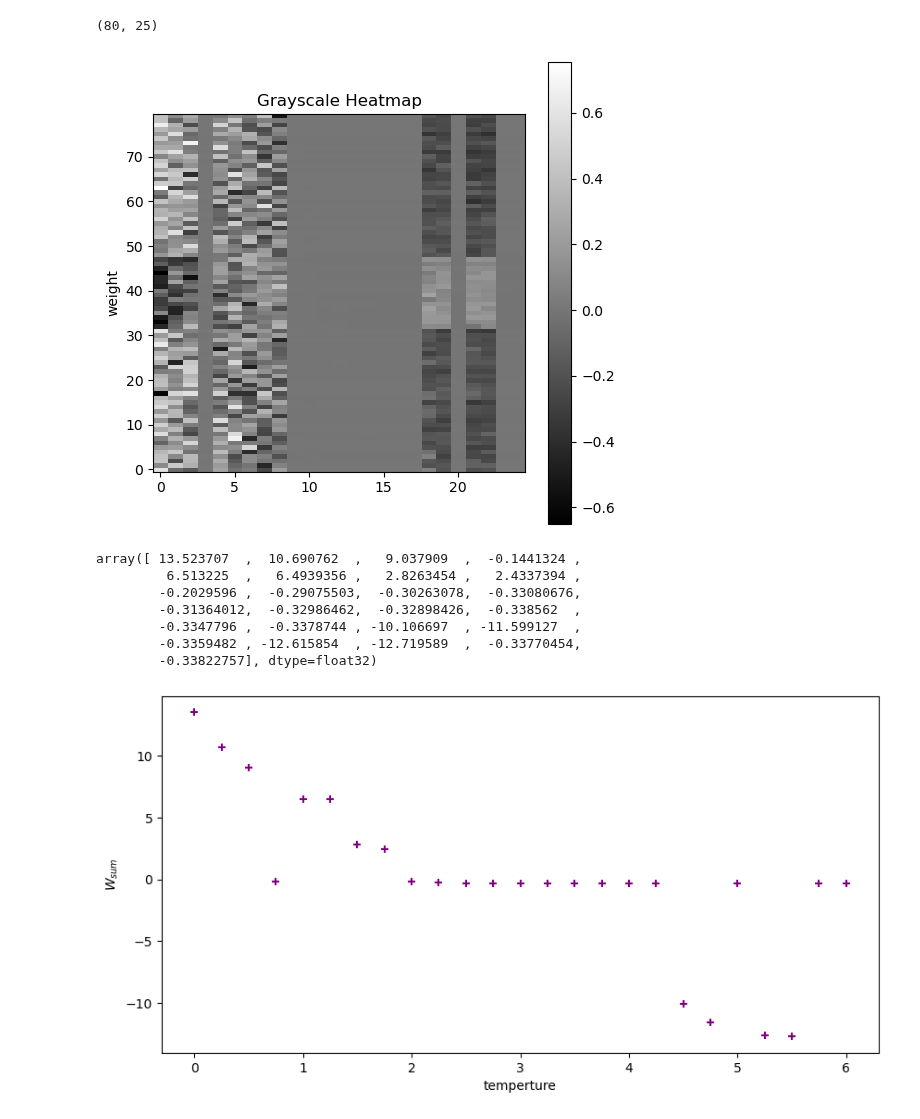
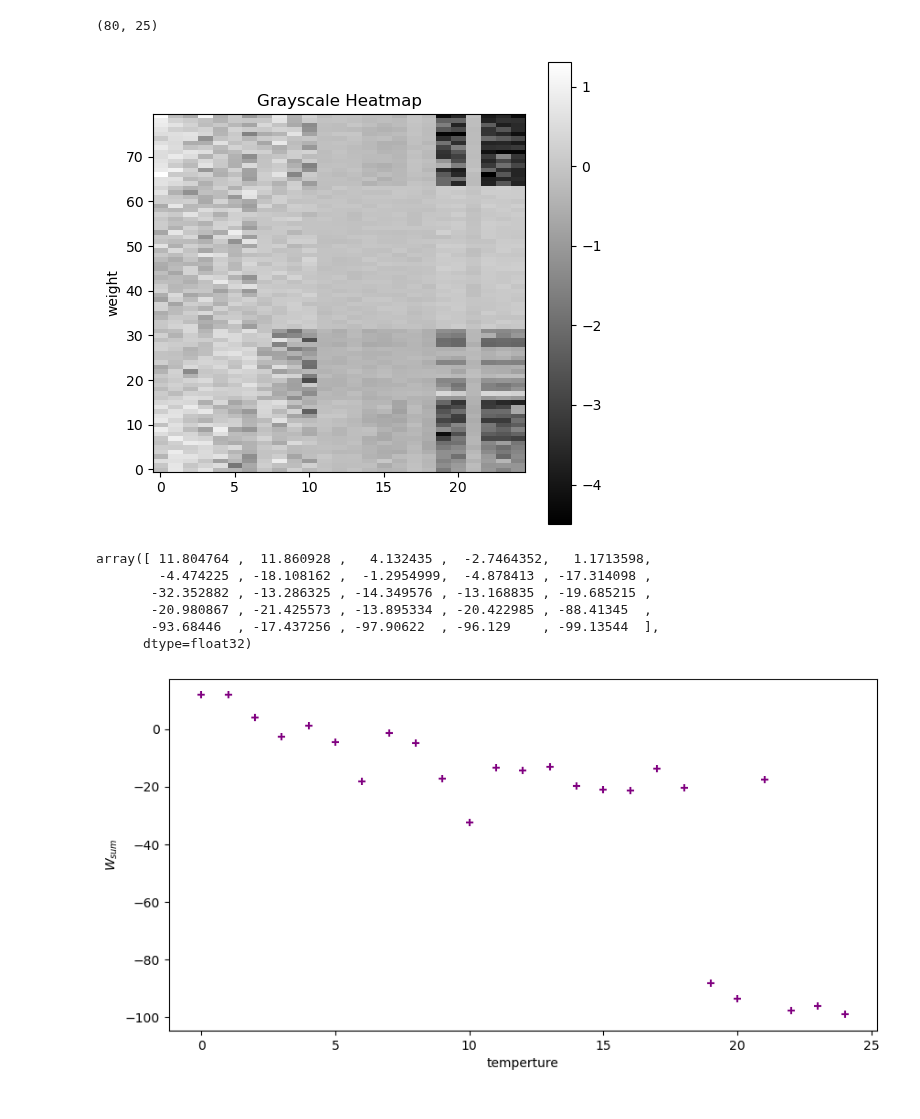
Before and after one commit to Chansuga/Master-s_thesis, a Jupyter notebook: Ising/parm_CNN_L8.ipynb, the cells around one changed output. Drawn from its saved outputs; the diff is of its cells as text; code cells hidden in the pictures.

```diff
--- a/Ising/parm_CNN_L8.ipynb
+++ b/Ising/parm_CNN_L8.ipynb
@@ -3,7 +3,7 @@ import torch
 import numpy as np
 import matplotlib.pyplot as plt
 # %%
-model = torch.load('data_storage/CNN_L8.pth')
+model = torch.load('data_storage/CNN_L8_sss.pth')
 model
 # %% [output]
 OrderedDict([('conv.1.weight',
@@ -122,31 +128,30 @@ plt.ylabel('weight')
 
 plt.show()
 # %% [output]
-[figure, old version]
+[figure, new version]
 # %%
 fc_weight_np_square_sum = np.sum(fc_weight_np_square, axis=0)
 fc_weight_np_square_sum
 # %% [output]
-array([ 13.523707  ,  10.690762  ,   9.037909  ,  -0.1441324 ,
-         6.513225  ,   6.4939356 ,   2.8263454 ,   2.4337394 ,
-        -0.2029596 ,  -0.29075503,  -0.30263078,  -0.33080676,
-        -0.31364012,  -0.32986462,  -0.32898426,  -0.338562  ,
-        -0.3347796 ,  -0.3378744 , -10.106697  , -11.599127  ,
-        -0.3359482 , -12.615854  , -12.719589  ,  -0.33770454,
-        -0.33822757], dtype=float32)
+array([ 11.804764 ,  11.860928 ,   4.132435 ,  -2.7464352,   1.1713598,
+        -4.474225 , -18.108162 ,  -1.2954999,  -4.878413 , -17.314098 ,
+       -32.352882 , -13.286325 , -14.349576 , -13.168835 , -19.685215 ,
+       -20.980867 , -21.425573 , -13.895334 , -20.422985 , -88.41345  ,
+       -93.68446  , -17.437256 , -97.90622  , -96.129    , -99.13544  ],
+      dtype=float32)
 # %%
-x = [x*0.25 for x in range(len(fc_weight_np_square_sum))]
+x = [x for x in range(len(fc_weight_np_square_sum))]
 y = fc_weight_np_square_sum
 
 # プロット
 plt.figure(figsize=(10, 5))
 plt.scatter(x, y, marker='+', color='purple')
 plt.xlabel('temperture')
 plt.ylabel('$W_{sum}$')
 
 plt.show()
 # %% [output]
-[figure, old version]
+[figure, new version]
 # %%
 x_inverse = []
 for val in x:
```
Also changed, not shown: parts of 7 cells of this notebook, 12 other files.
